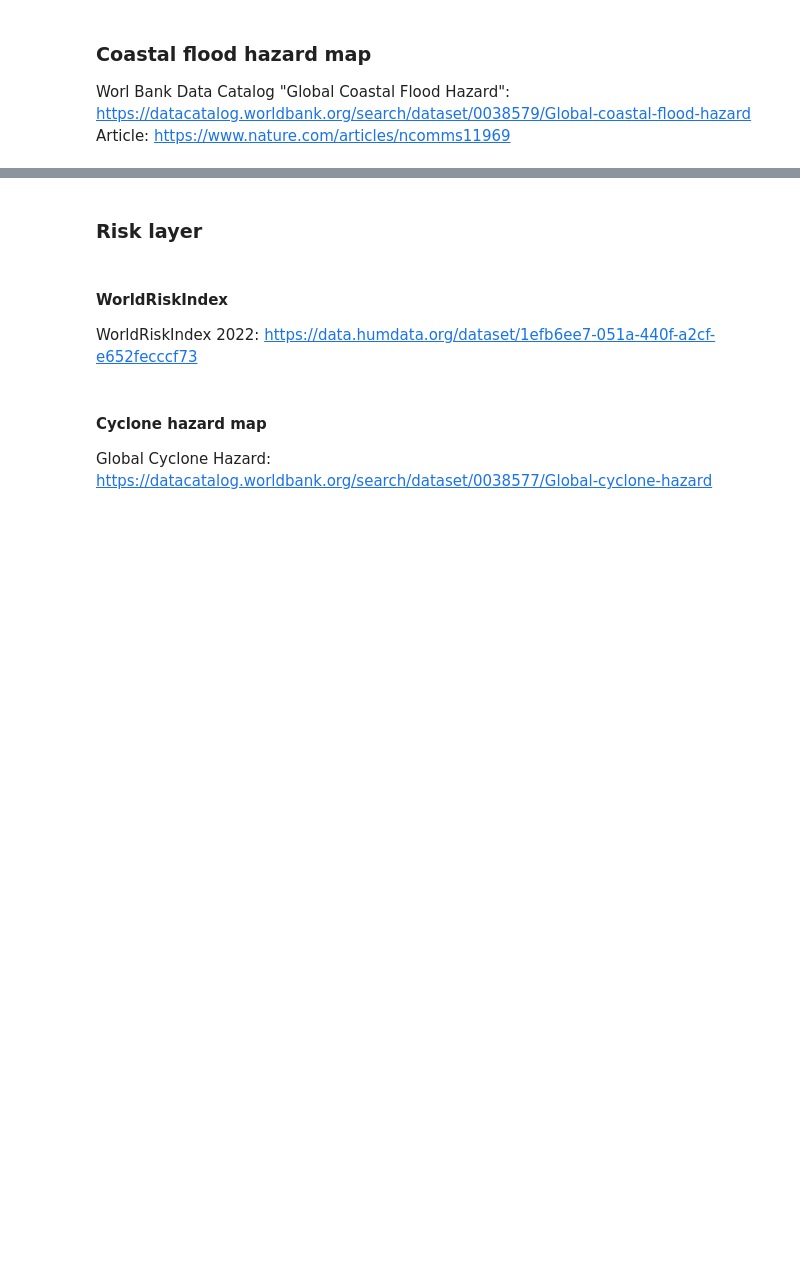
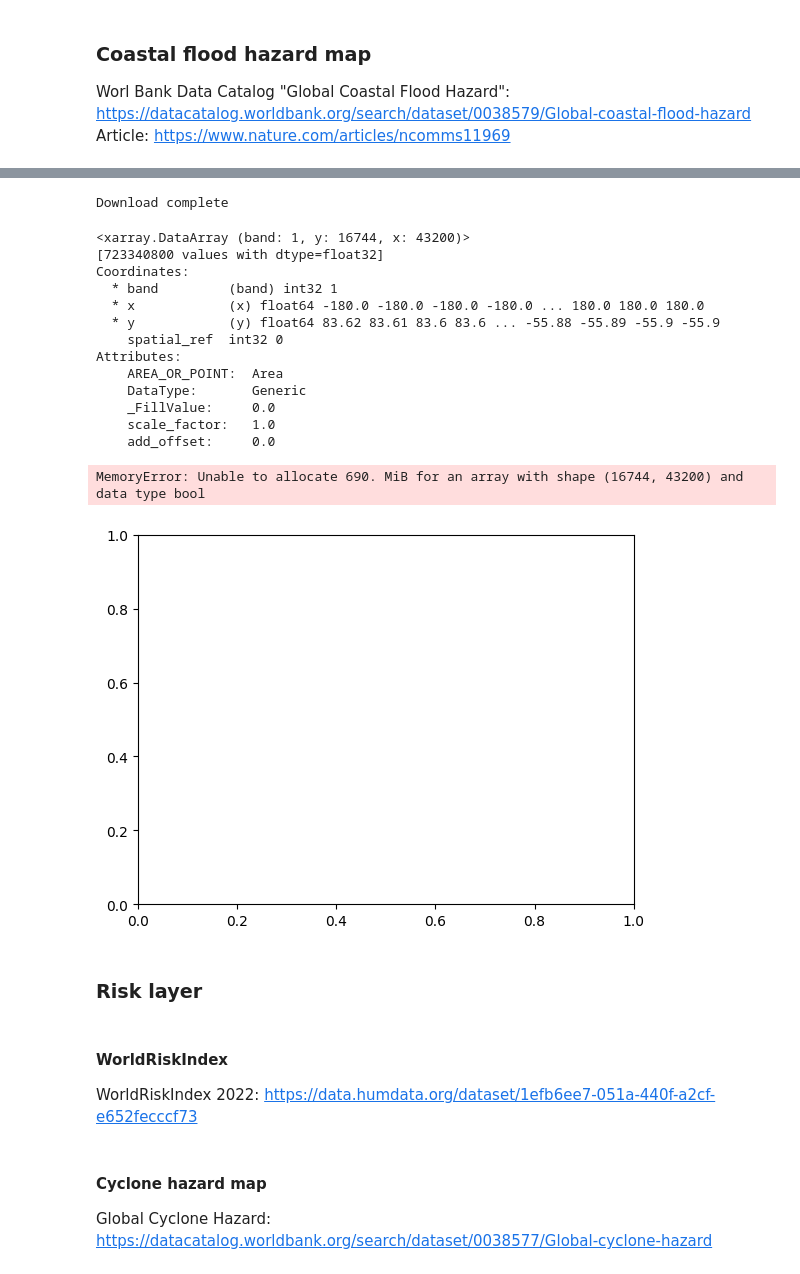
Before and after one commit to ECMWFCode4Earth/TropiDash, a Jupyter notebook: notebooks-examples-trials/access-necessary-data.ipynb, the cells around one changed output, grey strips where cells are left out. Saved outputs shown, nothing was run; the diff lists cells and outputs as text; code cells hidden in the pictures; blank space fills up the shorter version.

Commit message:
dwnl_coastal and cy hazard; qgis proj; pop trial

```diff
--- a/notebooks-examples-trials/access-necessary-data.ipynb
+++ b/notebooks-examples-trials/access-necessary-data.ipynb
@@ -217,3 +277,68 @@ Attributes:
+# %%
+def dwnl_coastalhaz(rp):
+    """
+    Downloads coastal hazard raster maps from The World Bank Data Catalog service
+    by providing the hazard return period
+
+    rp: str
+        Return period.
+        Can be one of the following: 5yr, 10yr, 50yr, 100yr, 250yr, 500yr, 1000yr.
+
+    Data source: https://datacatalog.worldbank.org/search/dataset/0038579/Global-coastal-flood-hazard
+    """
+    links = {
+            "5yr": "https://www.geonode-gfdrrlab.org/uploaded/layers/2019/10/16/ss_muis_rp0005m.tif",
+            "10yr": "https://www.geonode-gfdrrlab.org/uploaded/layers/2019/10/16/ss_muis_rp0010m.tif",
+            "50yr": "https://www.geonode-gfdrrlab.org/uploaded/layers/2019/10/16/ss_muis_rp0050m.tif",
+            "100yr": "https://www.geonode-gfdrrlab.org/uploaded/layers/2019/10/16/ss_muis_rp0100m.tif",
+            "250yr": "https://www.geonode-gfdrrlab.org/uploaded/layers/2019/10/16/ss_muis_rp0250m.tif",
+            "500yr": "https://www.geonode-gfdrrlab.org/uploaded/layers/2019/10/16/ss_muis_rp0500m.tif",
+            "1000yr": "https://www.geonode-gfdrrlab.org/uploaded/layers/2019/10/16/ss_muis_rp1000m.tif",
+            }
+    tif = requests.get(links[rp])
+    with open(f"data/impacts/coastalhaz_{rp}.tif", "wb") as tiffile:
+            tiffile.write(tif.content)
+            print("Download complete")
+
+def load_coastalhaz(rp):
+    """
+    Loads coastal hazard raster maps downloaded through dwnl_coastalhaz
+    by providing the return period
+
+    rp: str
+        Return period.
+        Can be one of the following: 5yr, 10yr, 50yr, 100yr, 250yr, 500yr, 1000yr.
+    """
+    path = f"data/impacts/coastalhaz_{rp}.tif"
+    f = rxr.open_rasterio(path)
+    return(f)
+# %%
+#Download the 1000yr coastal hazard raster map
+dwnl_coastalhaz("1000yr")
+# %% [output]
+Download complete
+# %%
+#Load the 1000yr coastal hazard raster map
+f = load_coastalhaz("1000yr") #heavy to load!
+print(f)
+f.plot()
+f.close()
+# %% [output]
+<xarray.DataArray (band: 1, y: 16744, x: 43200)>
+[723340800 values with dtype=float32]
+Coordinates:
+  * band         (band) int32 1
+  * x            (x) float64 -180.0 -180.0 -180.0 -180.0 ... 180.0 180.0 180.0
+  * y            (y) float64 83.62 83.61 83.6 83.6 ... -55.88 -55.89 -55.9 -55.9
+    spatial_ref  int32 0
+Attributes:
+    AREA_OR_POINT:  Area
+    DataType:       Generic
+    _FillValue:     0.0
+    scale_factor:   1.0
+    add_offset:     0.0
+MemoryError: Unable to allocate 690. MiB for an array with shape (16744, 43200) and data type bool
+[figure, added]
 # %% [markdown]
 ### Risk layer
 # %% [markdown]
```
Also changed, not shown: parts of 20 cells of this notebook, 23 other files.
